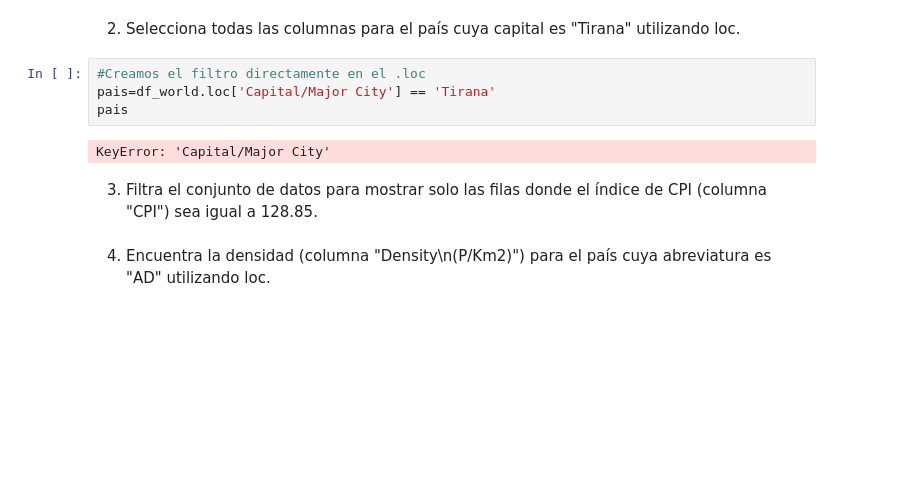
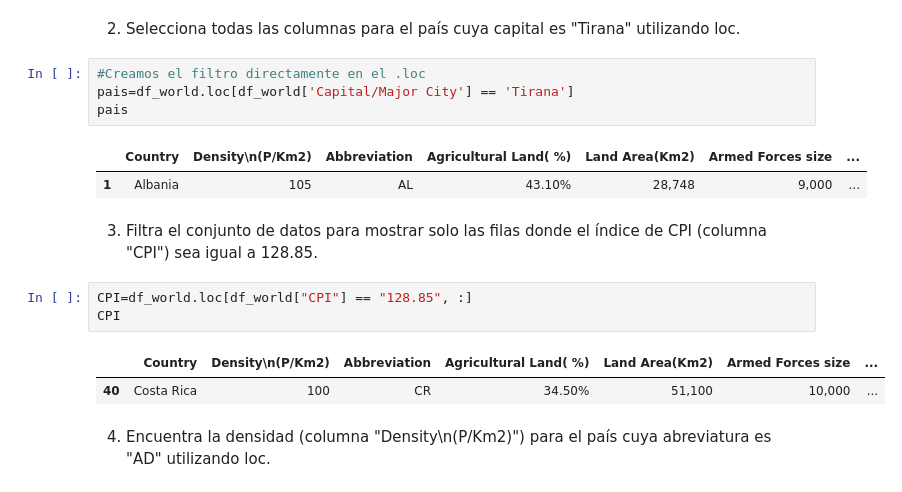
Before and after one commit to DianaG92/adalab-pair_programming-modulo3, a Jupyter notebook: promoH-modulo3-pairprogramming-EDA-DIANA_ISA.ipynb, the cells around one changed output. Drawn from its saved outputs; the diff is of its cells as text; blank space fills up the shorter version.

```diff
--- a/promoH-modulo3-pairprogramming-EDA-DIANA_ISA.ipynb
+++ b/promoH-modulo3-pairprogramming-EDA-DIANA_ISA.ipynb
@@ -352,11 +352,18 @@ fila
 2. Selecciona todas las columnas para el país cuya capital es "Tirana" utilizando loc.
 # %%
 #Creamos el filtro directamente en el .loc
-pais=df_world.loc['Capital/Major City'] == 'Tirana'
+pais=df_world.loc[df_world['Capital/Major City'] == 'Tirana']
 pais
 # %% [output]
-KeyError: 'Capital/Major City'
+|  | Country | Density\n(P/Km2) | Abbreviation | Agricultural Land( %) | Land Area(Km2) | Armed Forces size | ... |
+| 1 | Albania | 105 | AL | 43.10% | 28,748 | 9,000 | ... |
 # %% [markdown]
 3. Filtra el conjunto de datos para mostrar solo las filas donde el índice de CPI (columna "CPI") sea igual a 128.85.
+# %%
+CPI=df_world.loc[df_world["CPI"] == "128.85", :]
+CPI
+# %% [output]
+|  | Country | Density\n(P/Km2) | Abbreviation | Agricultural Land( %) | Land Area(Km2) | Armed Forces size | ... |
+| 40 | Costa Rica | 100 | CR | 34.50% | 51,100 | 10,000 | ... |
 # %% [markdown]
 4. Encuentra la densidad (columna "Density\n(P/Km2)") para el país cuya abreviatura es "AD" utilizando loc.
```
Also changed, not shown: parts of 6 cells of this notebook.
